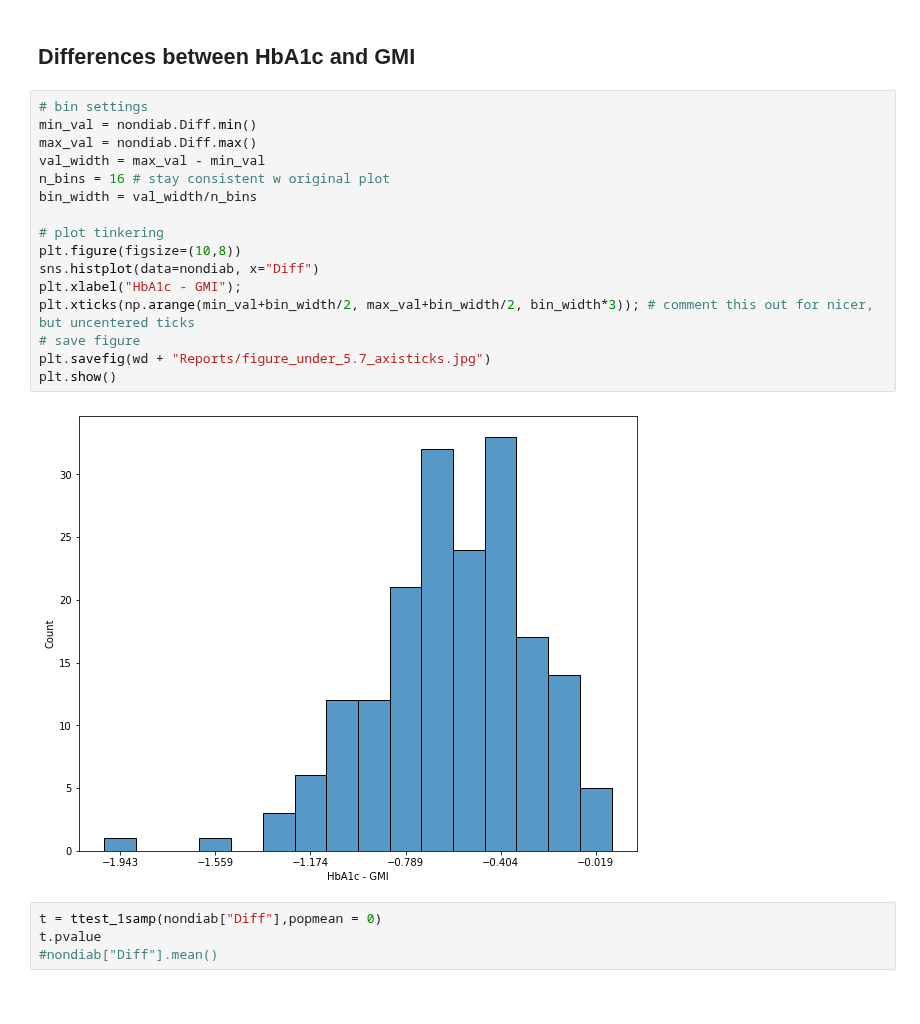
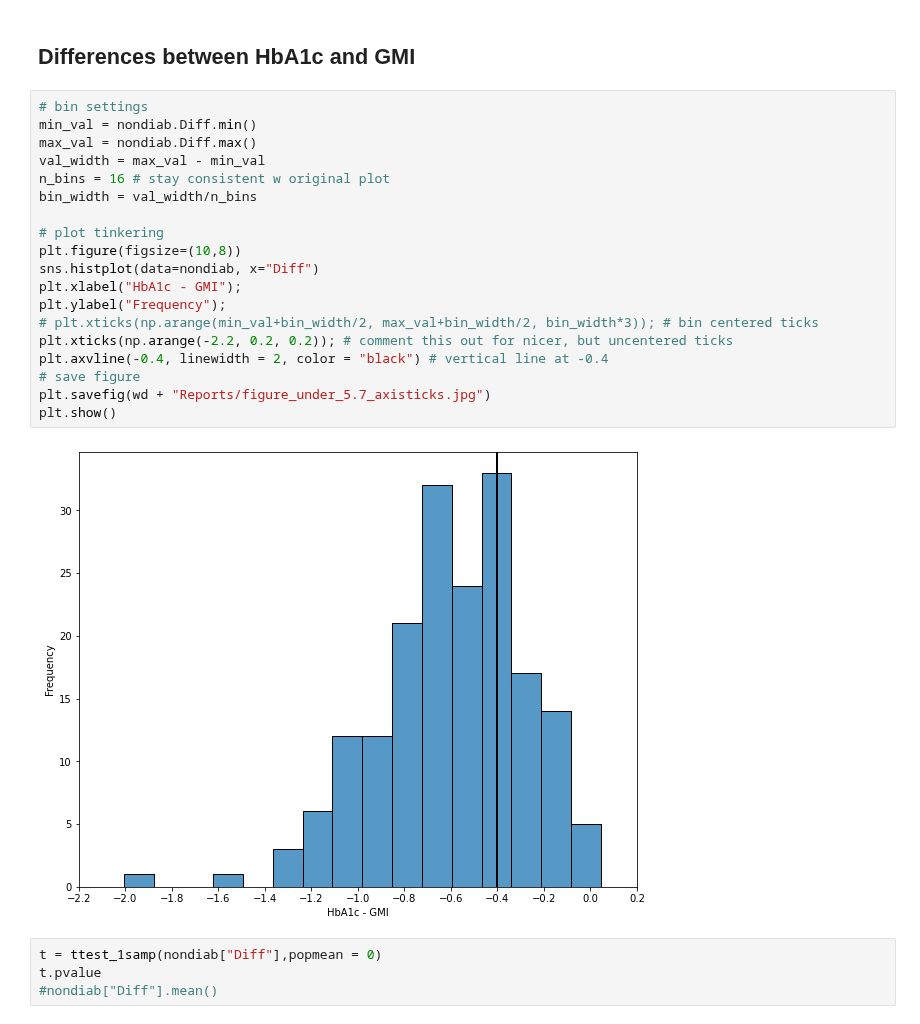
Before and after one commit to childhealthbiostatscore/BDC-Code, a Jupyter notebook: Viral Shah/GMI and A1c/ADA 2022/shah_ada_2022.ipynb, the cells around one changed output. Cells and saved outputs as stored; diff of their text form.

```diff
--- a/Viral Shah/GMI and A1c/ADA 2022/shah_ada_2022.ipynb
+++ b/Viral Shah/GMI and A1c/ADA 2022/shah_ada_2022.ipynb
@@ -92,21 +92,24 @@ plt.plot([80,175],[5.2236,7.496], linewidth=2, color = "r");
 # %%
 # bin settings
 min_val = nondiab.Diff.min()
 max_val = nondiab.Diff.max()
 val_width = max_val - min_val
 n_bins = 16 # stay consistent w original plot
 bin_width = val_width/n_bins
 
 # plot tinkering
 plt.figure(figsize=(10,8))
 sns.histplot(data=nondiab, x="Diff")
 plt.xlabel("HbA1c - GMI");
-plt.xticks(np.arange(min_val+bin_width/2, max_val+bin_width/2, bin_width*3)); # comment this out for nicer, but uncentered ticks
+plt.ylabel("Frequency");
+# plt.xticks(np.arange(min_val+bin_width/2, max_val+bin_width/2, bin_width*3)); # bin centered ticks
+plt.xticks(np.arange(-2.2, 0.2, 0.2)); # comment this out for nicer, but uncentered ticks
+plt.axvline(-0.4, linewidth = 2, color = "black") # vertical line at -0.4
 # save figure
 plt.savefig(wd + "Reports/figure_under_5.7_axisticks.jpg")
 plt.show()
 # %% [output]
-[figure, old version]
+[figure, new version]
 # %%
 t = ttest_1samp(nondiab["Diff"],popmean = 0)
 t.pvalue
```
Also changed, not shown: parts of 2 cells of this notebook, 1 other file.
